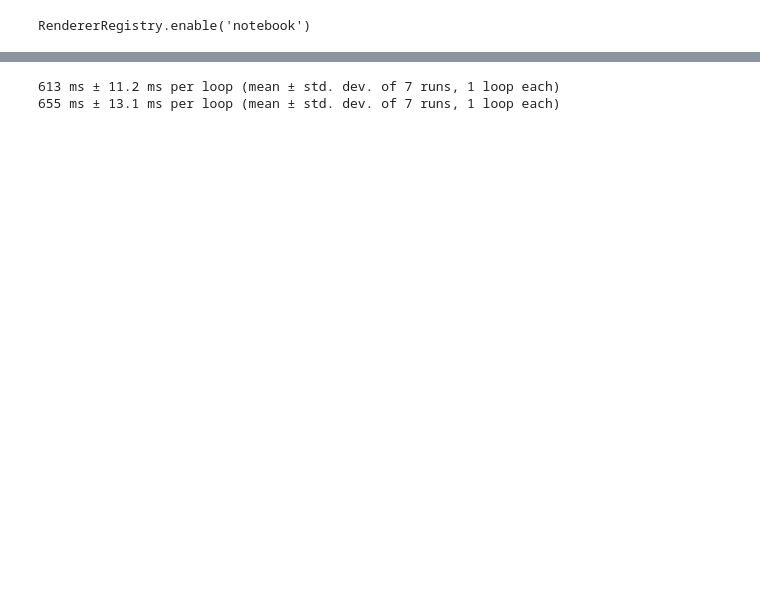
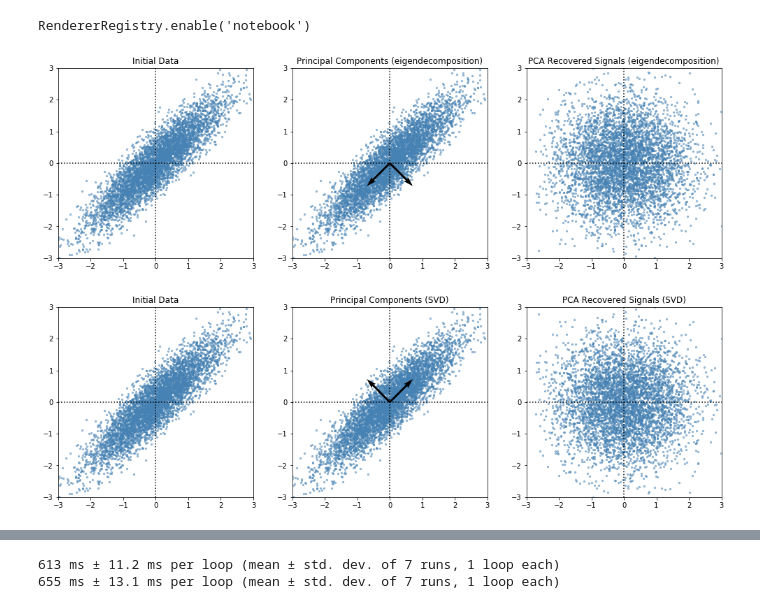
Before and after one commit to mideaconu/face-recognition, a Jupyter notebook: notebook/comparative-FERET-study.ipynb, the cells around one changed output, grey strips where cells are left out. Drawn from its saved outputs; the diff is of its cells as text; code cells hidden in the pictures; blank space fills up the shorter version.

Commit message:
Speeded up LDA, added visual tests

```diff
--- a/notebook/comparative-FERET-study.ipynb
+++ b/notebook/comparative-FERET-study.ipynb
@@ -24,3 +26,42 @@ def center(X):
 
 def standardize(X):
     return X / np.std(X, axis=0)
+# %%
+# Display scatterplot of the data
+def plot_data(X, title):
+    if X.shape[1] == 1:
+        plt.scatter(X[:, 0], np.zeros(X.shape[0]), s=5, color='steelblue', alpha=0.5)
+    else:
+        plt.scatter(X[:, 0], X[:, 1], s=5, color='steelblue', alpha=0.5)
+    plt.hlines(0, -3, 3, linestyle=':'); plt.vlines(0, -3, 3, linestyle=':')
+    plt.xlim(-3, 3); plt.ylim(-3, 3)
+    plt.title(title)
+# %%
+# Display a list of vectors on a plot
+def plot_vectors(vectors):
+    for vector in vectors:
+        x_axis, y_axis = vector
+        plt.plot(0.1 * x_axis, 0.1 * y_axis, linewidth=2)
+        plt.quiver(0, 0, x_axis, y_axis, zorder=11, width=0.01, scale=6)
+# %%
+# Display the results of experiments
+def create_report(X, transform, title1, title2, title3):
+    plt.figure(figsize=(17, 5))
+    plt.subplot(131); plot_data(X, title1)
+    plt.subplot(132); plot_data(X / X.std(), title2); plot_vectors(np.transpose(transform.components)) if transform.components.shape[0] == 2 else plot_vectors(transform.components)
+    plt.subplot(133); plot_data(standardize(np.dot(X, np.transpose(transform.components))), title3)
+    plt.show()
+# %%
+# Conduct a test to check the accuracy of PCA on a dummy dataset
+def test_PCA():
+    A = np.array([[1, 0], [2, 2]])
+    X = rng.normal(0, 1, size=(5000, 2))
+    X_pca = np.dot(X, A)
+    X_pca = center(X_pca); X_pca = standardize(X_pca)
+    pca_eig = PCA(n_components=2, method="eig")
+    pca_eig.fit(X_pca)
+    pca_svd = PCA(n_components=2, method="svd")
+    pca_svd.fit(X_pca)
+    # Display results
+    create_report(X_pca, pca_eig, "Initial Data", "Principal Components (eigendecomposition)", "PCA Recovered Signals (eigendecomposition)")
+    create_report(X_pca, pca_svd, "Initial Data", "Principal Components (SVD)", "PCA Recovered Signals (SVD)")
@@ -26,0 +93,5 @@ def standardize(X):
+# %%
+test_PCA()
+# %% [output]
+[figure, added]
+[figure, added]
```
Also changed, not shown: parts of 12 cells of this notebook, 1 other file.
